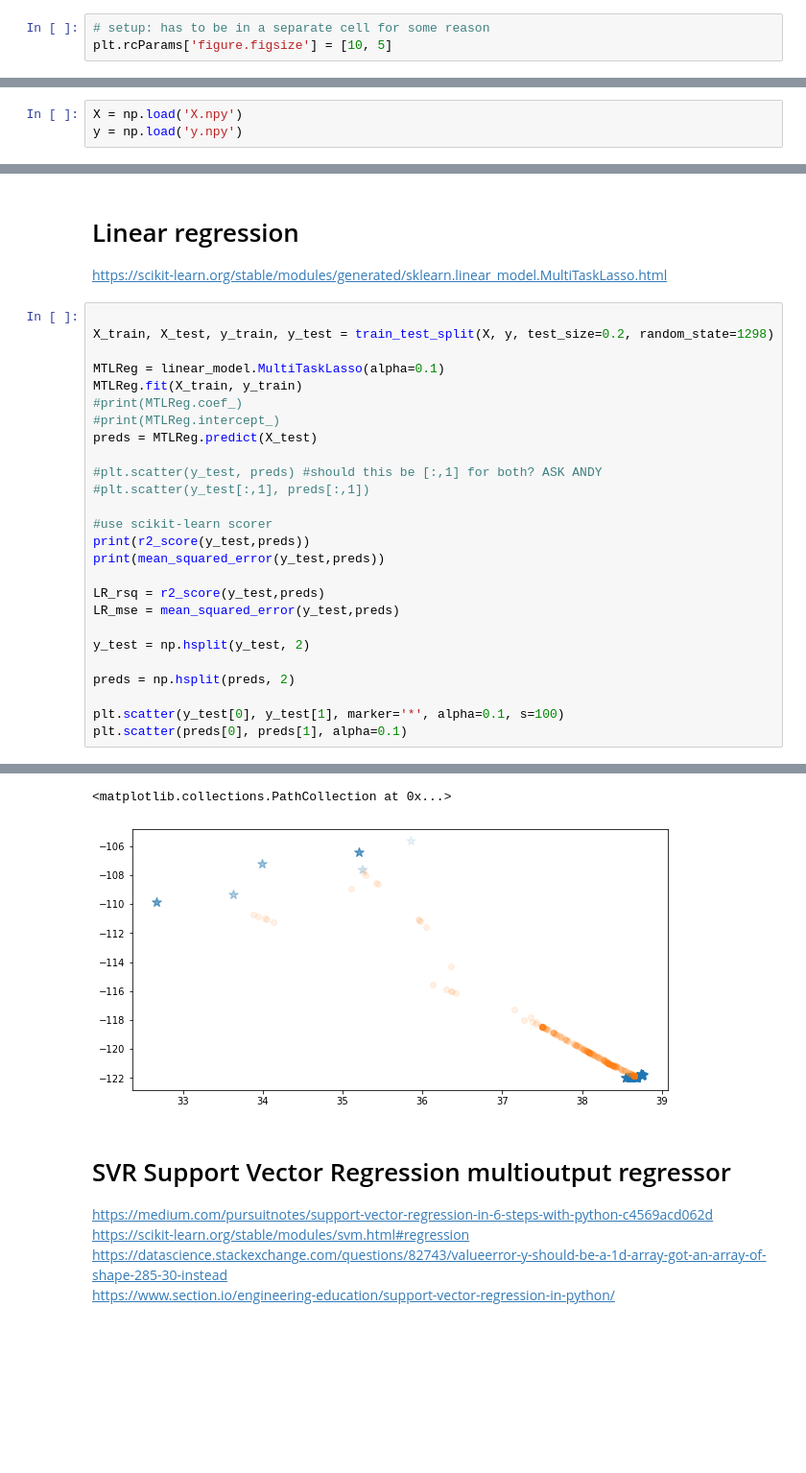
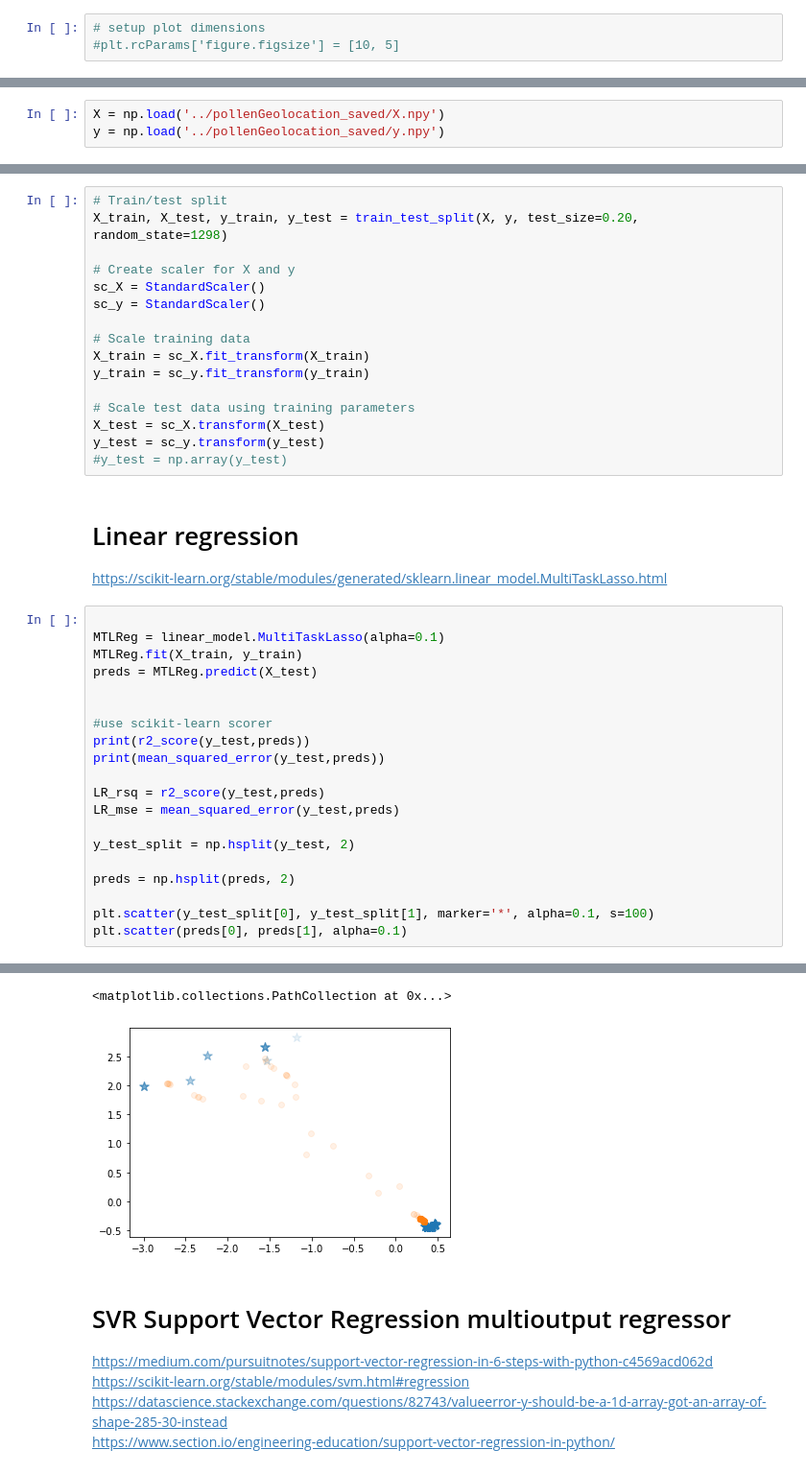
Before and after one commit to hayesrebecca/pollenGeolocation, a Jupyter notebook: 2_modelComparisons.ipynb, the cells around one changed output, grey strips where cells are left out. Shown at 96% size. Saved outputs shown, nothing was run; the diff lists cells and outputs as text; blank space fills up the shorter version.

```diff
--- a/2_modelComparisons.ipynb
+++ b/2_modelComparisons.ipynb
@@ -13,8 +18,8 @@ from sklearn.metrics import r2_score, mean_squared_error
 # %%
-# setup: has to be in a separate cell for some reason
-plt.rcParams['figure.figsize'] = [10, 5]
+# setup plot dimensions
+#plt.rcParams['figure.figsize'] = [10, 5]
 # %% [markdown]
 Import X and y from data prep steps
 # %%
-X = np.load('X.npy')
-y = np.load('y.npy')
+X = np.load('../pollenGeolocation_saved/X.npy')
+y = np.load('../pollenGeolocation_saved/y.npy')
@@ -31,18 +26,28 @@ array([[0., 0., 0., ..., 0., 0., 0.],
+# %%
+# Train/test split
+X_train, X_test, y_train, y_test = train_test_split(X, y, test_size=0.20, random_state=1298)
+
+# Create scaler for X and y
+sc_X = StandardScaler()
+sc_y = StandardScaler()
+
+# Scale training data
+X_train = sc_X.fit_transform(X_train)
+y_train = sc_y.fit_transform(y_train)
+
+# Scale test data using training parameters
+X_test = sc_X.transform(X_test)
+y_test = sc_y.transform(y_test)
+#y_test = np.array(y_test)
 # %% [markdown]
 # Linear regression
 https://scikit-learn.org/stable/modules/generated/sklearn.linear_model.MultiTaskLasso.html
 # %%
-
-X_train, X_test, y_train, y_test = train_test_split(X, y, test_size=0.2, random_state=1298)
 
 MTLReg = linear_model.MultiTaskLasso(alpha=0.1)
 MTLReg.fit(X_train, y_train)
-#print(MTLReg.coef_)
-#print(MTLReg.intercept_)
 preds = MTLReg.predict(X_test)
 
-#plt.scatter(y_test, preds) #should this be [:,1] for both? ASK ANDY
-#plt.scatter(y_test[:,1], preds[:,1])
 
 #use scikit-learn scorer
 print(r2_score(y_test,preds))
@@ -51,10 +56,10 @@ print(mean_squared_error(y_test,preds))
 LR_rsq = r2_score(y_test,preds)
 LR_mse = mean_squared_error(y_test,preds)
 
-y_test = np.hsplit(y_test, 2)
+y_test_split = np.hsplit(y_test, 2)
 
 preds = np.hsplit(preds, 2)
 
-plt.scatter(y_test[0], y_test[1], marker='*', alpha=0.1, s=100)
+plt.scatter(y_test_split[0], y_test_split[1], marker='*', alpha=0.1, s=100)
 plt.scatter(preds[0], preds[1], alpha=0.1)
 # %% [output]
@@ -63,5 +68,5 @@ plt.scatter(preds[0], preds[1], alpha=0.1)
 <matplotlib.collections.PathCollection at 0x...>
-[figure, old version]
+[figure, new version]
 # %% [markdown]
 # SVR Support Vector Regression multioutput regressor
 https://medium.com/pursuitnotes/support-vector-regression-in-6-steps-with-python-c4569acd062d
```
Also changed, not shown: parts of 27 cells of this notebook.
